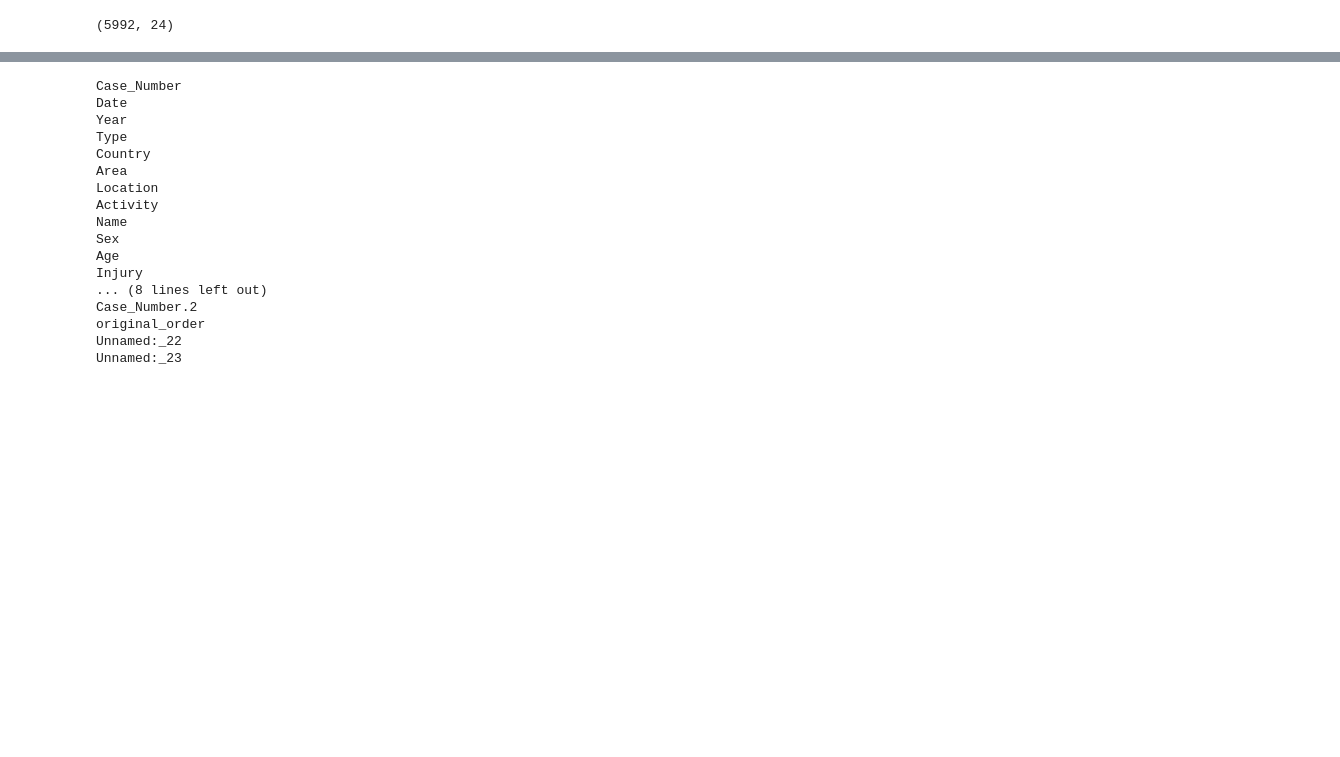
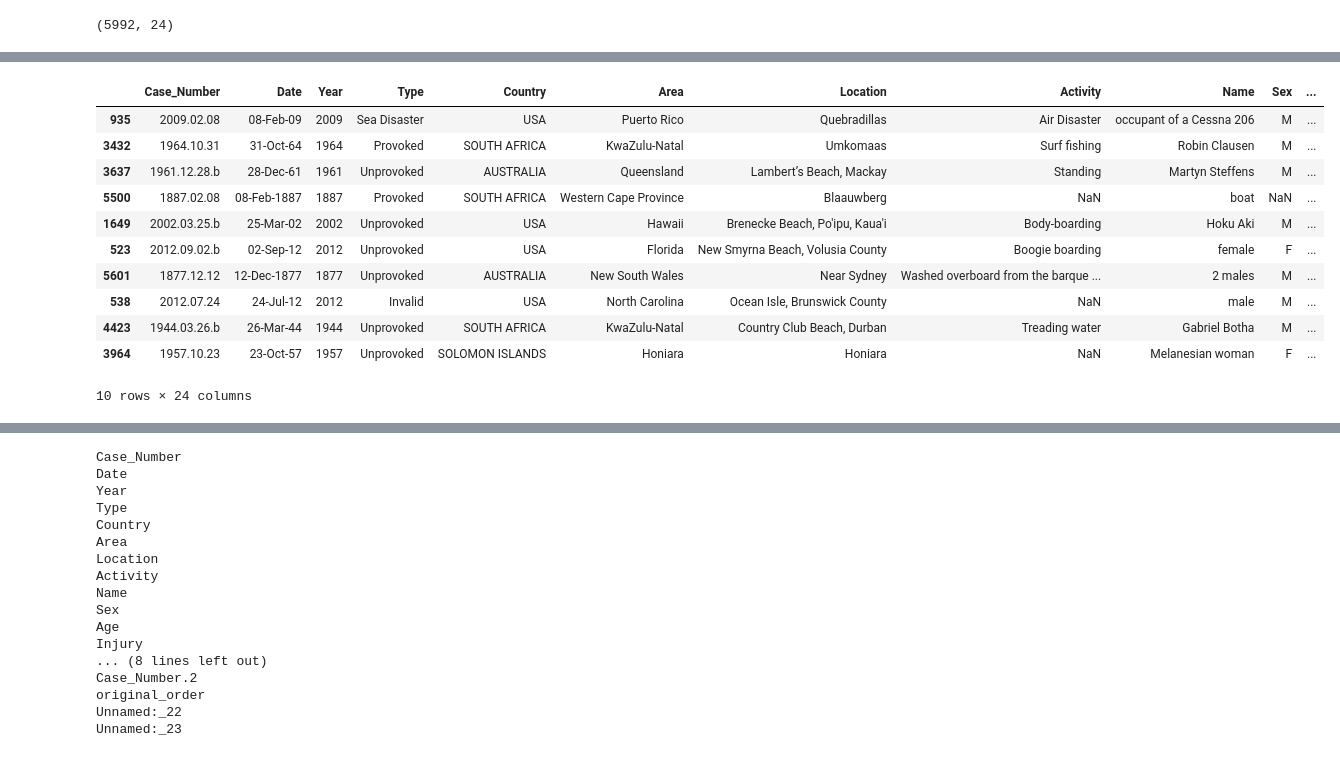
Before and after one commit to joao-dias-25/Data_cleaning_Project, a Jupyter notebook: data-wrangling.ipynb, the cells around one changed output, grey strips where cells are left out. Cells and saved outputs as stored; diff of their text form; code cells hidden in the pictures; blank space fills up the shorter version.

```diff
--- a/data-wrangling.ipynb
+++ b/data-wrangling.ipynb
@@ -64,3 +79,20 @@ dtype: object
+# %%
+# for general overview of the data a retrieve some random samples
+
+df.sample(10)
+# %% [output]
+|  | Case_Number | Date | Year | Type | Country | Area | Location | Activity | Name | Sex | ... |
+| 935 | 2009.02.08 | 08-Feb-09 | 2009 | Sea Disaster | USA | Puerto Rico | Quebradillas | Air Disaster | occupant of a Cessna 206 | M | ... |
+| 3432 | 1964.10.31 | 31-Oct-64 | 1964 | Provoked | SOUTH AFRICA | KwaZulu-Natal | Umkomaas | Surf fishing | Robin Clausen | M | ... |
+| 3637 | 1961.12.28.b | 28-Dec-61 | 1961 | Unprovoked | AUSTRALIA | Queensland | Lambert’s Beach, Mackay | Standing | Martyn Steffens | M | ... |
+| 5500 | 1887.02.08 | 08-Feb-1887 | 1887 | Provoked | SOUTH AFRICA | Western Cape Province | Blaauwberg | NaN | boat | NaN | ... |
+| 1649 | 2002.03.25.b | 25-Mar-02 | 2002 | Unprovoked | USA | Hawaii | Brenecke Beach, Po'ipu, Kaua'i | Body-boarding | Hoku Aki | M | ... |
+| 523 | 2012.09.02.b | 02-Sep-12 | 2012 | Unprovoked | USA | Florida | New Smyrna Beach, Volusia County | Boogie boarding | female | F | ... |
+| 5601 | 1877.12.12 | 12-Dec-1877 | 1877 | Unprovoked | AUSTRALIA | New South Wales | Near Sydney | Washed overboard from the barque ... | 2 males | M | ... |
+| 538 | 2012.07.24 | 24-Jul-12 | 2012 | Invalid | USA | North Carolina | Ocean Isle, Brunswick County | NaN | male | M | ... |
+| 4423 | 1944.03.26.b | 26-Mar-44 | 1944 | Unprovoked | SOUTH AFRICA | KwaZulu-Natal | Country Club Beach, Durban | Treading water | Gabriel Botha | M | ... |
+| 3964 | 1957.10.23 | 23-Oct-57 | 1957 | Unprovoked | SOLOMON ISLANDS | Honiara | Honiara | NaN | Melanesian woman | F | ... |
+10 rows × 24 columns
 # %%
 df['Sex '].value_counts()
 # %% [output]
```
Also changed, not shown: parts of 30 cells of this notebook, 2 other files.
